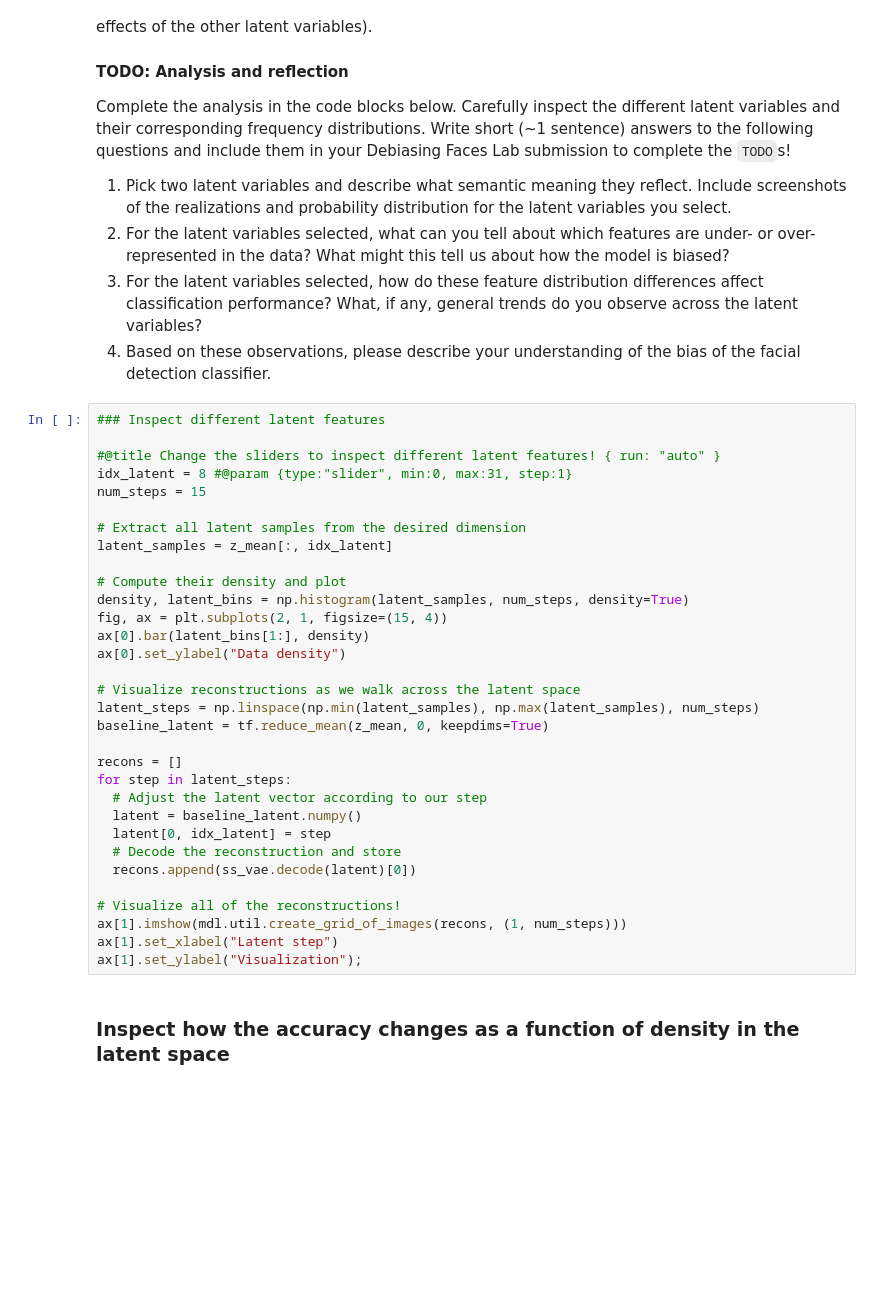
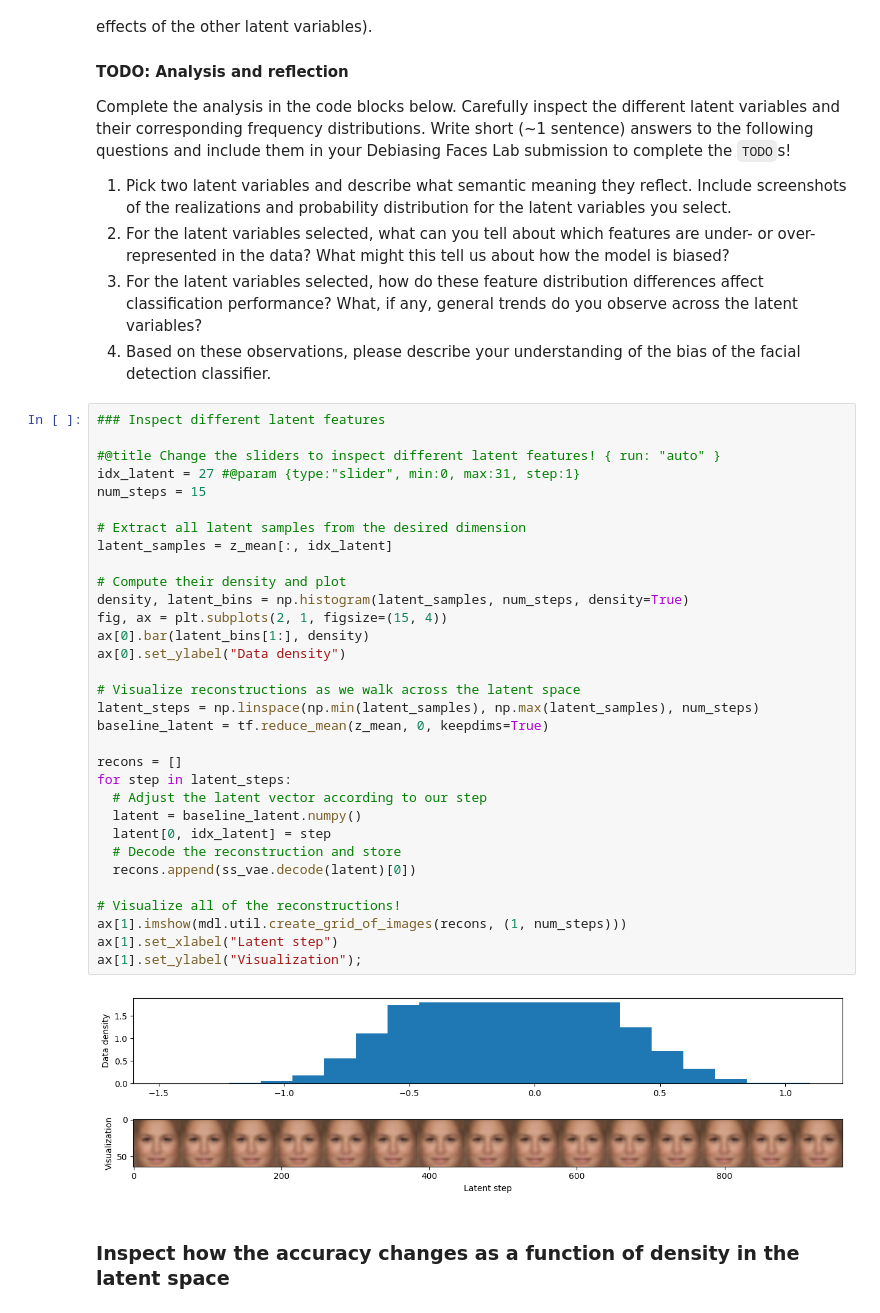
Before and after one commit to kahnertk/introtodeeplearning, a Jupyter notebook: lab2/Part2_FaceDetection.ipynb, the cells around one changed output. Drawn from its saved outputs; the diff is of its cells as text; blank space fills up the shorter version.

```diff
--- a/lab2/Part2_FaceDetection.ipynb
+++ b/lab2/Part2_FaceDetection.ipynb
@@ -586,34 +630,36 @@ Complete the analysis in the code blocks below. Carefully inspect the different
 ### Inspect different latent features
 
 #@title Change the sliders to inspect different latent features! { run: "auto" }
-idx_latent = 8 #@param {type:"slider", min:0, max:31, step:1}
+idx_latent = 27 #@param {type:"slider", min:0, max:31, step:1}
 num_steps = 15
 
 # Extract all latent samples from the desired dimension
 latent_samples = z_mean[:, idx_latent]
 
 # Compute their density and plot
 density, latent_bins = np.histogram(latent_samples, num_steps, density=True)
 fig, ax = plt.subplots(2, 1, figsize=(15, 4))
 ax[0].bar(latent_bins[1:], density)
 ax[0].set_ylabel("Data density")
 
 # Visualize reconstructions as we walk across the latent space
 latent_steps = np.linspace(np.min(latent_samples), np.max(latent_samples), num_steps)
 baseline_latent = tf.reduce_mean(z_mean, 0, keepdims=True)
 
 recons = []
 for step in latent_steps:
   # Adjust the latent vector according to our step
   latent = baseline_latent.numpy()
   latent[0, idx_latent] = step
   # Decode the reconstruction and store
   recons.append(ss_vae.decode(latent)[0])
 
 # Visualize all of the reconstructions!
 ax[1].imshow(mdl.util.create_grid_of_images(recons, (1, num_steps)))
 ax[1].set_xlabel("Latent step")
 ax[1].set_ylabel("Visualization");
+# %% [output]
+[figure, added]
 # %% [markdown]
 
 ### Inspect how the accuracy changes as a function of density in the latent space
```
Also changed, not shown: parts of 12 cells of this notebook.
